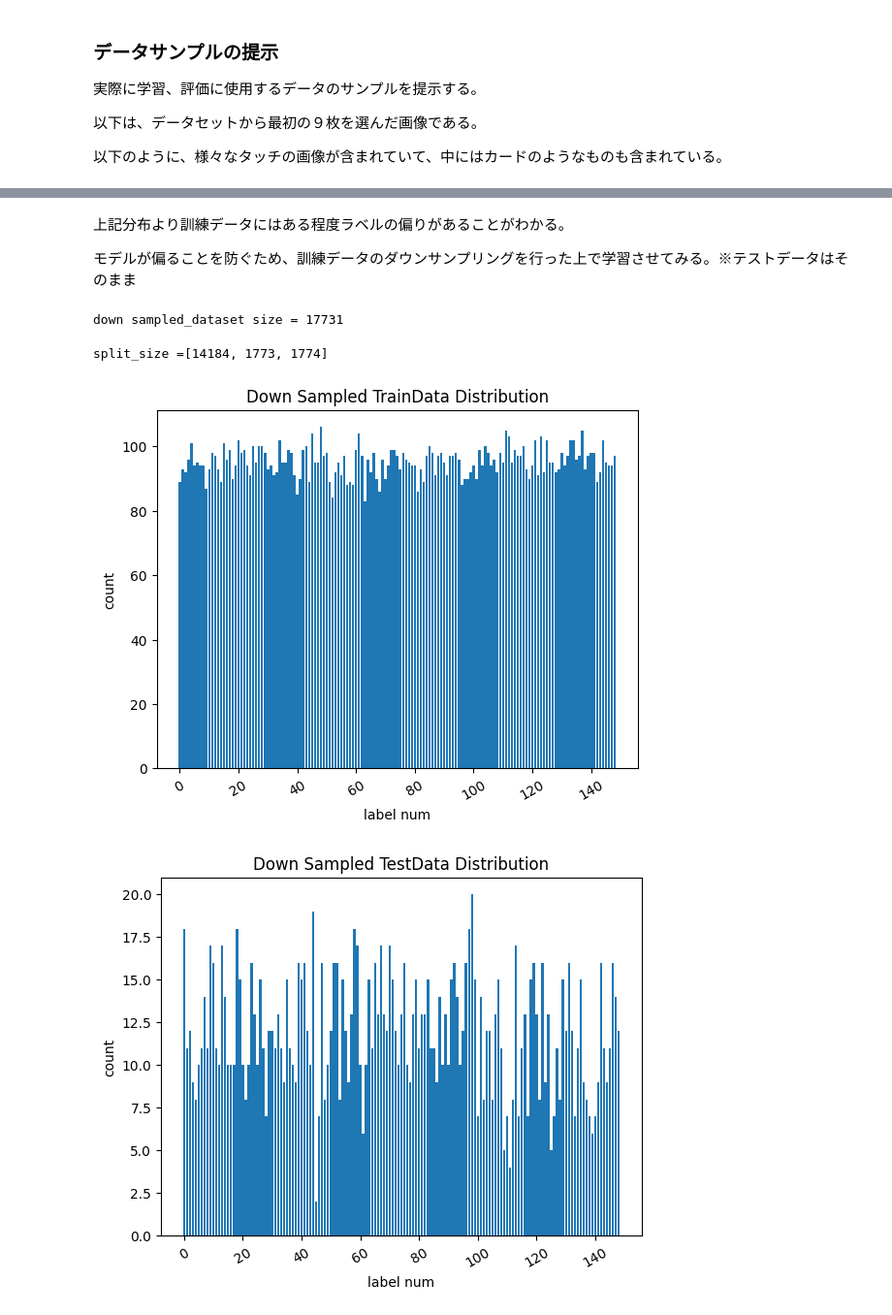
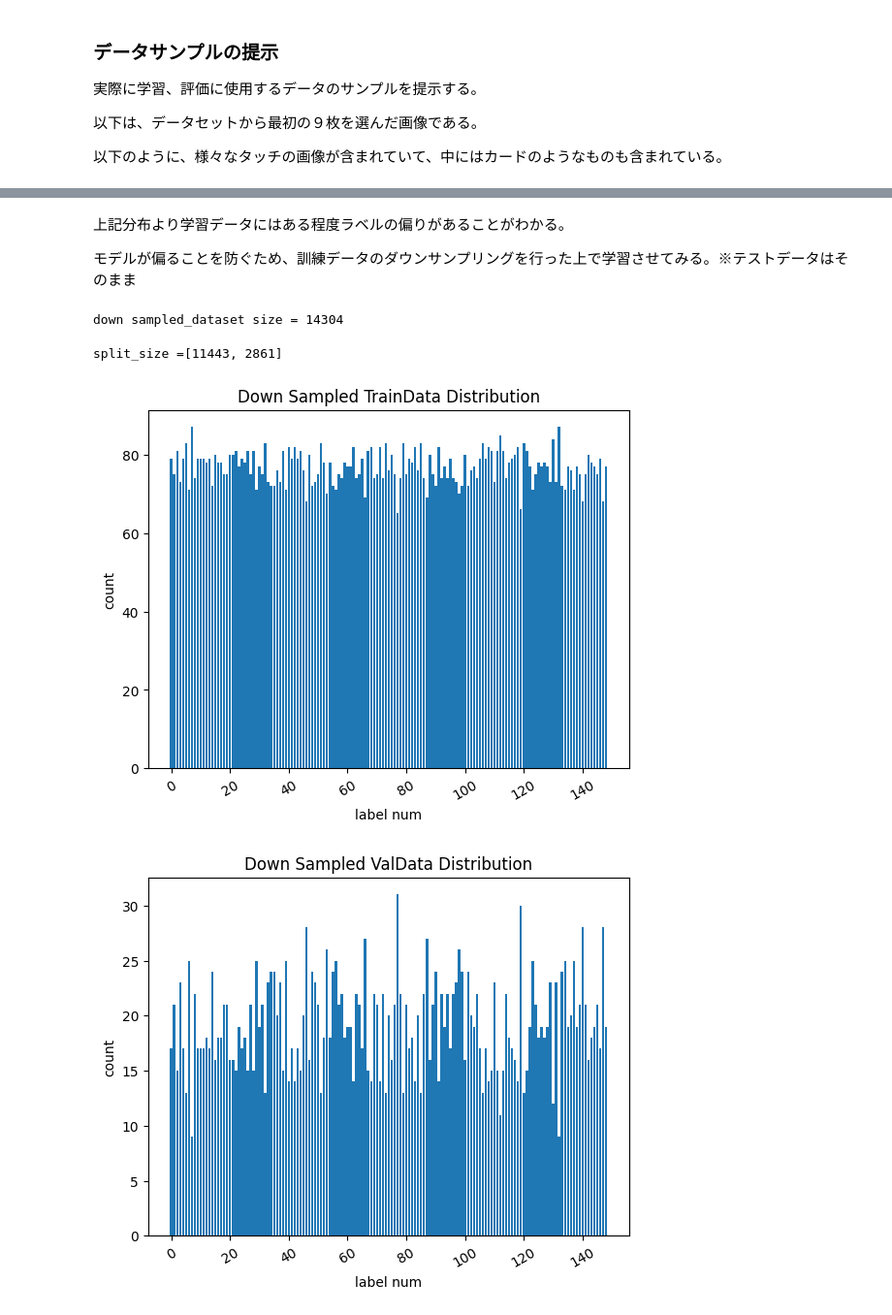
Before and after one commit to tsyu12345/Class_DL-Exercises, a Jupyter notebook: Report.ipynb, the cells around one changed output, grey strips where cells are left out. Shown at 97% size. Drawn from its saved outputs; the diff is of its cells as text; code cells hidden in the pictures.

```diff
--- a/Report.ipynb
+++ b/Report.ipynb
@@ -125,3 +127,14 @@ plt.show()
+# %%
+total_size = len(all_dataset)
+train_size = int(total_size * 0.8)  # 80%を学習用データに
+test_size = total_size - train_size  # 残り20%をテスト用データに
+
+# データセットをランダムに分割
+train_dataset, test_dataset = random_split(all_dataset, [train_size, test_size])
+
+# DataLoaderを作成
+train_loader = DataLoader(train_dataset, batch_size=1, shuffle=True, pin_memory=True)
+test_loader = DataLoader(test_dataset, batch_size=1, shuffle=True, pin_memory=True)
 # %% [markdown]
 ### データ分布の確認
 
@@ -165,5 +178,5 @@ show_distribution(all_data_loader, "All Data Distribution")
 # %% [markdown]
-上記分布より訓練データにはある程度ラベルの偏りがあることがわかる。
+上記分布より学習データにはある程度ラベルの偏りがあることがわかる。
 
 モデルが偏ることを防ぐため、訓練データのダウンサンプリングを行った上で学習させてみる。※テストデータはそのまま
 # %%
@@ -195,32 +208,28 @@ class BalancedDataset(Dataset):
     def __len__(self):
         return len(self.indices)
 
-d_sampled_dataset = BalancedDataset(all_dataset)
+d_sampled_dataset = BalancedDataset(train_dataset)
 print(f"down sampled_dataset size = {len(d_sampled_dataset)}")
 # %% [output]
-down sampled_dataset size = 17731
+down sampled_dataset size = 14304
 # %%
 #ローダーの再定義
 
 TRAIN_RATO = 0.8
-VAL_RATIO = 0.1
-test_size = len(d_sampled_dataset) - int(len(d_sampled_dataset) * TRAIN_RATO) - int(len(d_sampled_dataset) * VAL_RATIO)
 
 train_size = int(len(d_sampled_dataset) * TRAIN_RATO)
-val_size = int(len(d_sampled_dataset) * VAL_RATIO)
-test_size = int(len(d_sampled_dataset) - train_size - val_size)
-split_size = [train_size, val_size, test_size]
+val_size = len(d_sampled_dataset) - train_size
+split_size = [train_size, val_size]
 print(f"split_size ={split_size}")
 
-d_sampled_train_dataset, d_sampled_val_dataset, d_sampled_test_dataset = random_split(d_sampled_dataset, split_size)
+d_sampled_train_dataset, d_sampled_val_dataset = random_split(d_sampled_dataset, split_size)
 
 d_sampled_train_loader = DataLoader(d_sampled_train_dataset, batch_size=32, shuffle=True)
 d_sampled_val_loader = DataLoader(d_sampled_val_dataset, batch_size=32, shuffle=False)
-d_sampled_test_loader = DataLoader(d_sampled_test_dataset, batch_size=32, shuffle=False)
 
 d_sampled_train_dist = show_distribution(d_sampled_train_loader, "Down Sampled TrainData Distribution")
-d_sampled_test_dist = show_distribution(d_sampled_test_loader, "Down Sampled TestData Distribution")
+d_sampled_val_dist = show_distribution(d_sampled_val_loader, "Down Sampled ValData Distribution")
 # %% [output]
-split_size =[14184, 1773, 1774]
+split_size =[11443, 2861]
-[figure, old version]
+[figure, new version]
-[figure, old version]
+[figure, new version]
```
Also changed, not shown: parts of 16 cells of this notebook.
